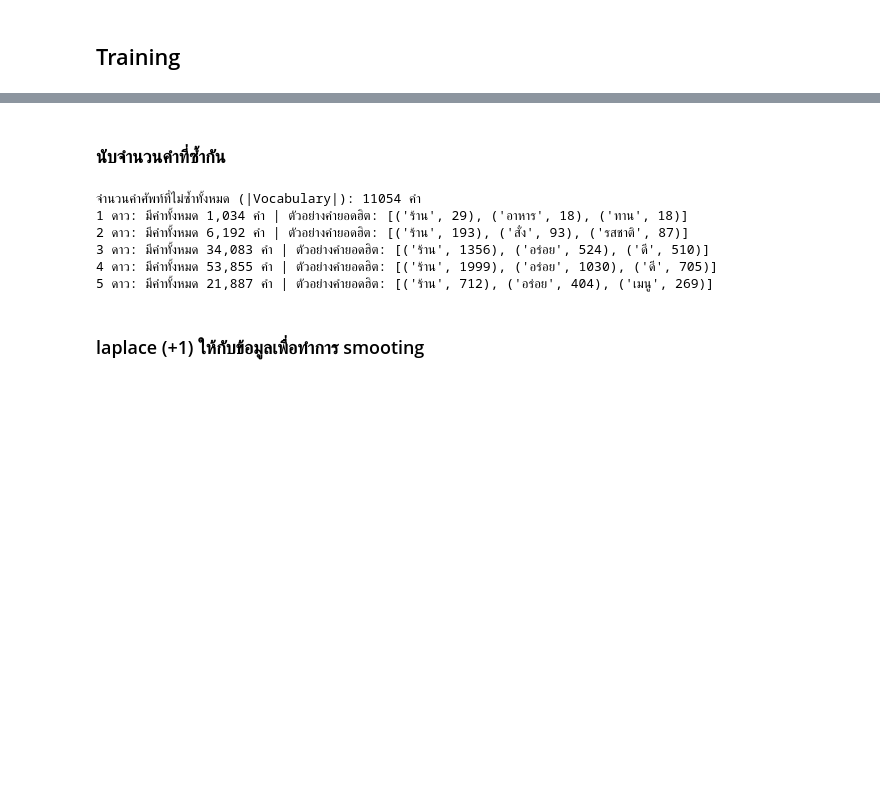
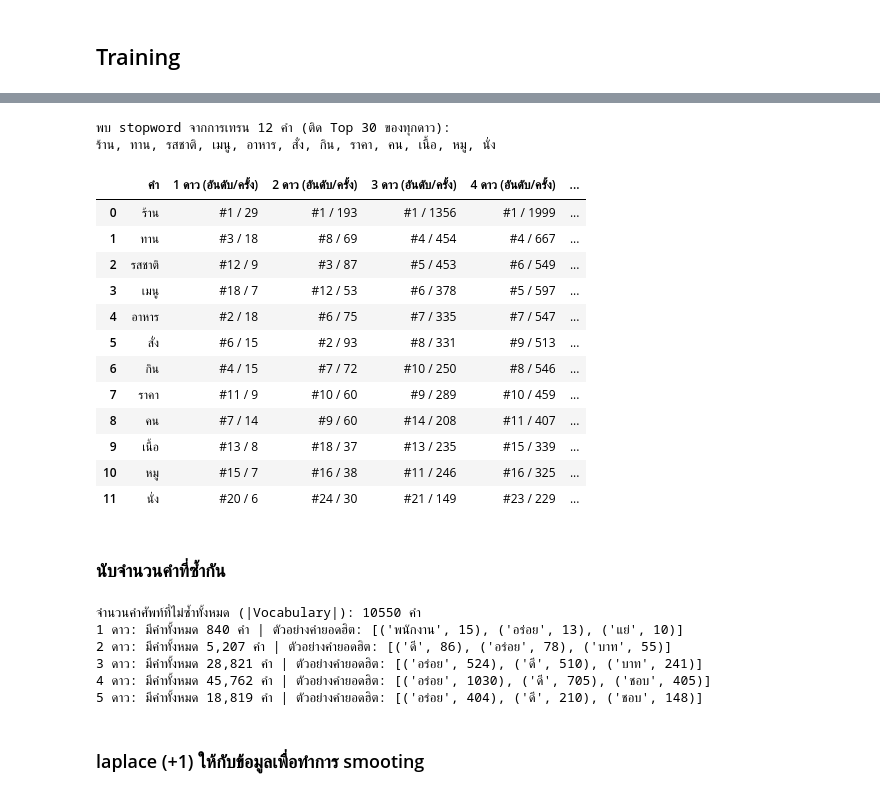
Before and after one commit to CurveQz/Bayesian, a Jupyter notebook: main.ipynb, the cells around one changed output, grey strips where cells are left out. Drawn from its saved outputs; the diff is of its cells as text; code cells hidden in the pictures; blank space fills up the shorter version.

```diff
--- a/main.ipynb
+++ b/main.ipynb
@@ -106,12 +130,68 @@ print('ผลลัพธ์จาก get_top_words(top_n=3):', sample_top)
+# %%
+STOPWORD_TOP_N = 30   # จำนวนคำยอดฮิตของแต่ละดาวที่นำมาพิจารณา (ปรับได้)
+KEEP_WORDS = {'อร่อย'}  # คำแสดงความรู้สึกที่ไม่ให้นับเป็น stopword (สัดส่วนเพิ่มขึ้นตามจำนวนดาว และใช้เป็นตัวอย่างด้านล่าง)
+
+# 1. นับความถี่คำของแต่ละดาวจากชุด Train
+star_counts_raw = {}
+for r in ratings:
+    words_in_star = []
+    for tokens in train_df[train_df['rating'] == r]['tokens']:
+        words_in_star.extend(tokens)
+    star_counts_raw[r] = count_words(words_in_star)
+
+# 2. ดึงคำยอดฮิต N อันดับแรกของแต่ละดาว
+top_words_per_star = {}
+for r in ratings:
+    top_words_per_star[r] = [w for w, c in get_top_words(star_counts_raw[r], top_n=STOPWORD_TOP_N)]
+
+# 3. คำที่ติดอันดับครบทุกดาว = stopword ที่หาได้จากการเทรน
+learned_stopwords = set(top_words_per_star[ratings[0]])
+for r in ratings[1:]:
+    learned_stopwords = learned_stopwords & set(top_words_per_star[r])
+learned_stopwords = learned_stopwords - KEEP_WORDS
+
+# แสดงตาราง: อันดับและจำนวนครั้งของ stopword แต่ละคำในแต่ละดาว
+stop_table = []
+for w in learned_stopwords:
+    row = {'คำ': w}
+    for r in ratings:
+        rank = top_words_per_star[r].index(w) + 1
+        row[f'{r} ดาว (อันดับ/ครั้ง)'] = f'#{rank} / {star_counts_raw[r][w]}'
+    row['รวม'] = sum(star_counts_raw[r][w] for r in ratings)
+    stop_table.append(row)
+stop_table = pd.DataFrame(stop_table).sort_values('รวม', ascending=False).reset_index(drop=True)
+
+print(f'พบ stopword จากการเทรน {len(learned_stopwords)} คำ (ติด Top {STOPWORD_TOP_N} ของทุกดาว):')
+print(', '.join(stop_table['คำ']))
+
+# 4. ตัด stopword ที่หาได้ออกจาก tokens ของทั้งชุด Train และ Test
+def remove_learned_stopwords(tokens):
+    return [w for w in tokens if w not in learned_stopwords]
+
+train_df['tokens'] = train_df['tokens'].apply(remove_learned_stopwords)
+test_df['tokens'] = test_df['tokens'].apply(remove_learned_stopwords)
+
+stop_table
+# %% [output]
+พบ stopword จากการเทรน 12 คำ (ติด Top 30 ของทุกดาว):
+ร้าน, ทาน, รสชาติ, เมนู, อาหาร, สั่ง, กิน, ราคา, คน, เนื้อ, หมู, นั่ง
+|  | คำ | 1 ดาว (อันดับ/ครั้ง) | 2 ดาว (อันดับ/ครั้ง) | 3 ดาว (อันดับ/ครั้ง) | 4 ดาว (อันดับ/ครั้ง) | ... |
+| 0 | ร้าน | #1 / 29 | #1 / 193 | #1 / 1356 | #1 / 1999 | ... |
+| 1 | ทาน | #3 / 18 | #8 / 69 | #4 / 454 | #4 / 667 | ... |
+| 2 | รสชาติ | #12 / 9 | #3 / 87 | #5 / 453 | #6 / 549 | ... |
+| 3 | เมนู | #18 / 7 | #12 / 53 | #6 / 378 | #5 / 597 | ... |
+| 4 | อาหาร | #2 / 18 | #6 / 75 | #7 / 335 | #7 / 547 | ... |
+| 5 | สั่ง | #6 / 15 | #2 / 93 | #8 / 331 | #9 / 513 | ... |
+| 6 | กิน | #4 / 15 | #7 / 72 | #10 / 250 | #8 / 546 | ... |
+| 7 | ราคา | #11 / 9 | #10 / 60 | #9 / 289 | #10 / 459 | ... |
+| 8 | คน | #7 / 14 | #9 / 60 | #14 / 208 | #11 / 407 | ... |
+| 9 | เนื้อ | #13 / 8 | #18 / 37 | #13 / 235 | #15 / 339 | ... |
+| 10 | หมู | #15 / 7 | #16 / 38 | #11 / 246 | #16 / 325 | ... |
+| 11 | นั่ง | #20 / 6 | #24 / 30 | #21 / 149 | #23 / 229 | ... |
 # %% [markdown]
 ### นับจำนวนคำที่ซ้ำกัน
 # %%
-# แบ่งข้อมูลเป็นชุด Train 80% (1,600 รีวิว) และชุด Test 20% (400 รีวิว) สำหรับวัดผลภายหลัง
-split_idx = int(len(df) * 0.8)
-train_df = df.iloc[:split_idx].reset_index(drop=True)
-test_df = df.iloc[split_idx:].reset_index(drop=True)
-
-ratings = [1, 2, 3, 4, 5]
+# นับความถี่คำของแต่ละดาว (หลังตัด stopword ที่หาได้จากการเทรนแล้ว)
 class_word_counts = {}   # เก็บ Dictionary ความถี่คำของแต่ละดาว (nk)
 class_total_words = {}   # เก็บจำนวนคำทั้งหมดในแต่ละดาว (n)
 class_priors = {}        # เก็บความน่าจะเป็นของแต่ละดาว P(vj)
@@ -140,12 +220,12 @@ print(f'จำนวนคำศัพท์ที่ไม่ซ้ำทั้
 for r in ratings:
     print(f'{r} ดาว: มีคำทั้งหมด {class_total_words[r]:,} คำ | ตัวอย่างคำยอดฮิต: {get_top_words(class_word_counts[r], 3)}')
 # %% [output]
-จำนวนคำศัพท์ที่ไม่ซ้ำทั้งหมด (|Vocabulary|): 11054 คำ
-1 ดาว: มีคำทั้งหมด 1,034 คำ | ตัวอย่างคำยอดฮิต: [('ร้าน', 29), ('อาหาร', 18), ('ทาน', 18)]
-2 ดาว: มีคำทั้งหมด 6,192 คำ | ตัวอย่างคำยอดฮิต: [('ร้าน', 193), ('สั่ง', 93), ('รสชาติ', 87)]
-3 ดาว: มีคำทั้งหมด 34,083 คำ | ตัวอย่างคำยอดฮิต: [('ร้าน', 1356), ('อร่อย', 524), ('ดี', 510)]
-4 ดาว: มีคำทั้งหมด 53,855 คำ | ตัวอย่างคำยอดฮิต: [('ร้าน', 1999), ('อร่อย', 1030), ('ดี', 705)]
-5 ดาว: มีคำทั้งหมด 21,887 คำ | ตัวอย่างคำยอดฮิต: [('ร้าน', 712), ('อร่อย', 404), ('เมนู', 269)]
+จำนวนคำศัพท์ที่ไม่ซ้ำทั้งหมด (|Vocabulary|): 10550 คำ
+1 ดาว: มีคำทั้งหมด 840 คำ | ตัวอย่างคำยอดฮิต: [('พนักงาน', 15), ('อร่อย', 13), ('แย่', 10)]
+2 ดาว: มีคำทั้งหมด 5,207 คำ | ตัวอย่างคำยอดฮิต: [('ดี', 86), ('อร่อย', 78), ('บาท', 55)]
+3 ดาว: มีคำทั้งหมด 28,821 คำ | ตัวอย่างคำยอดฮิต: [('อร่อย', 524), ('ดี', 510), ('บาท', 241)]
+4 ดาว: มีคำทั้งหมด 45,762 คำ | ตัวอย่างคำยอดฮิต: [('อร่อย', 1030), ('ดี', 705), ('ชอบ', 405)]
+5 ดาว: มีคำทั้งหมด 18,819 คำ | ตัวอย่างคำยอดฮิต: [('อร่อย', 404), ('ดี', 210), ('ชอบ', 148)]
 # %% [markdown]
 ### laplace (+1) ให้กับข้อมูลเพื่อทำการ smooting
 # %%
```
Also changed, not shown: parts of 9 cells of this notebook.
